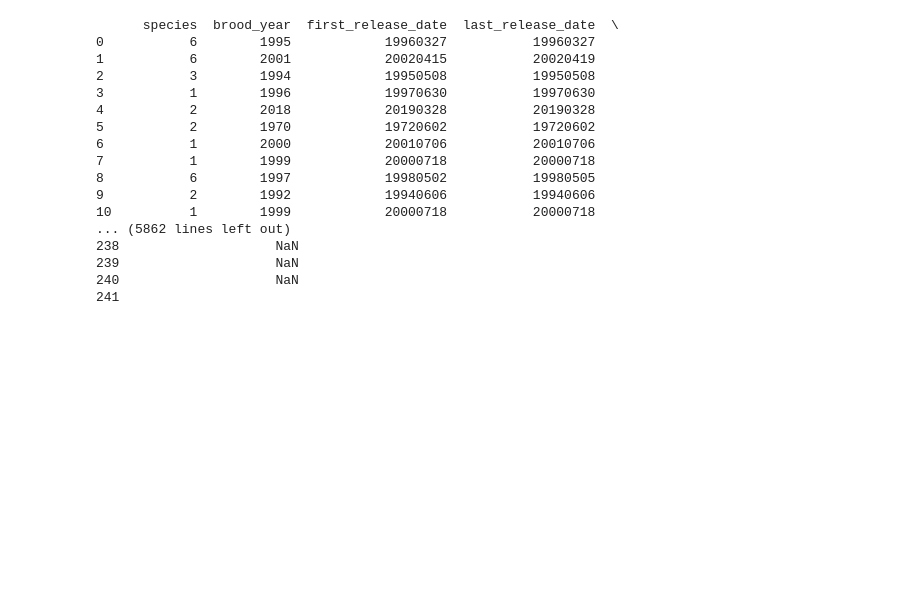
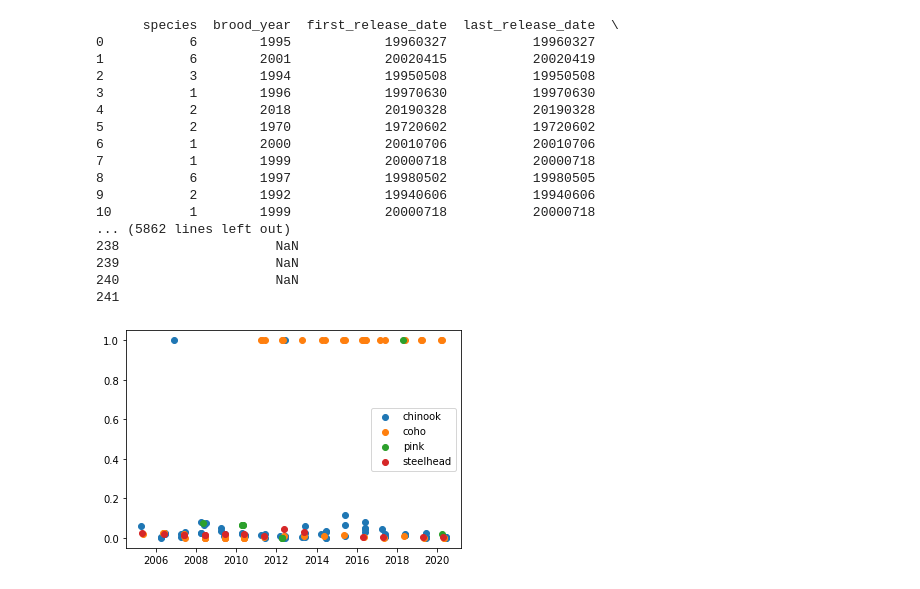
Before and after one commit to maria-kuruvilla/pied_piper, a Jupyter notebook: RMIS3.ipynb, the cells around one changed output. Drawn from its saved outputs; the diff is of its cells as text; code cells hidden in the pictures; blank space fills up the shorter version.

Commit message:
plotted RMIS data with hatchery trap data

```diff
--- a/RMIS3.ipynb
+++ b/RMIS3.ipynb
@@ -29,3 +37,35 @@ with pd.option_context('display.max_rows', None, 'display.max_columns', None):
 239                    NaN
 240                    NaN
 241
+# %%
+# add column for species name
+df_species = pd.DataFrame({'species':[1,2,3,4,5,6,7,8,9],
+                          'species_name':['chinook','coho','steelhead',
+                                          'sockeye','chum','pink','masu', 'cutthroat','atlantic']})
+
+df_combine = df.merge(df_species, how = 'left', validate = 'many_to_one', on = 'species')
+
+# change date format
+
+#calculate unclipped and untagged
+df_combine['first_release_date'] =  pd.to_datetime(df_combine['first_release_date'], format='%Y%m%d')
+df_combine['last_release_date'] =  pd.to_datetime(df_combine['last_release_date'], format='%Y%m%d')
+df_combine['total'] = (df_combine['tagged_adclipped'] + df_combine['tagged_unclipped'] +
+                       df_combine['untagged_adclipped'] + df_combine['untagged_unclipped'] +
+                       df_combine['untagged_unknown'])
+df_combine['prop_untagged_unclipped'] = (df_combine['untagged_unclipped']+
+                                         df_combine['untagged_unknown'])/df_combine['total']
+
+#calculate age
+df_combine['age'] = df_combine['first_release_date'].dt.year - df_combine['brood_year'] - 1
+
+subset_df = df_combine[(df_combine['first_release_date'].dt.year >= 2005) & (df_combine['first_release_date'].dt.year <= 2020)]
+# %%
+#figures
+subset_df = subset_df.sort_values(by='first_release_date')
+for i in np.unique(subset_df['species_name']):
+    plt.scatter(subset_df['first_release_date'][subset_df['species_name']==i],
+            subset_df['prop_untagged_unclipped'][subset_df['species_name']==i], label = i)
+    plt.legend()
+# %% [output]
+[figure, added]
```
Also changed, not shown: parts of 7 cells of this notebook.
